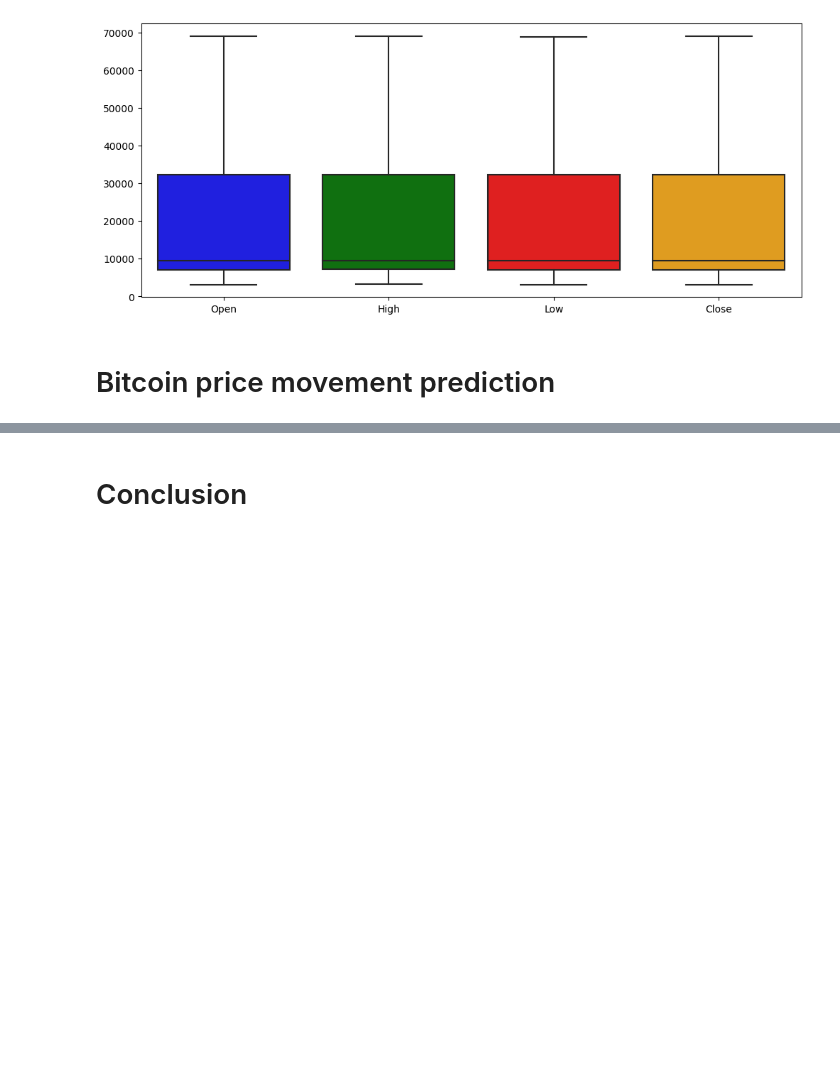
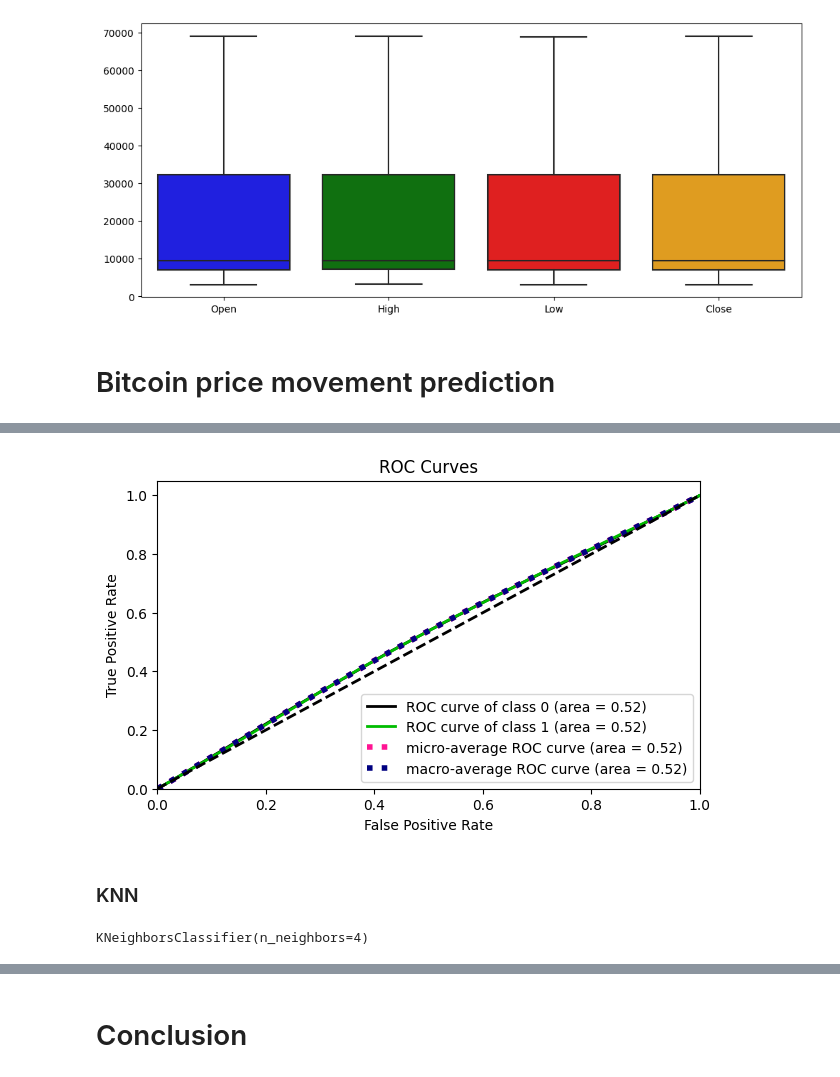
Before and after one commit to lcsrodriguez/cryptotrading, a Jupyter notebook: main.ipynb, the cells around one changed output, grey strips where cells are left out. Drawn from its saved outputs; the diff is of its cells as text; code cells hidden in the pictures; blank space fills up the shorter version.

```diff
--- a/main.ipynb
+++ b/main.ipynb
@@ -557,0 +548,8 @@ _ = skplt.metrics.plot_precision_recall(Y_test, Y_prob, ax=ax)
+# %%
+# Plotting ROC curve
+fig, ax = plt.subplots(figsize=(7, 4))
+_ = skplt.metrics.plot_roc_curve(Y_test, Y_prob, ax=ax)
+# %% [output]
+[figure, added]
+# %% [markdown]
+### KNN
@@ -557,0 +561,5 @@ _ = skplt.metrics.plot_precision_recall(Y_test, Y_prob, ax=ax)
+# %%
+# Fitting the data with the classifier
+clf.fit(X_train, Y_train)
+# %% [output]
+KNeighborsClassifier(n_neighbors=4)
```
Also changed, not shown: parts of 67 cells of this notebook.
